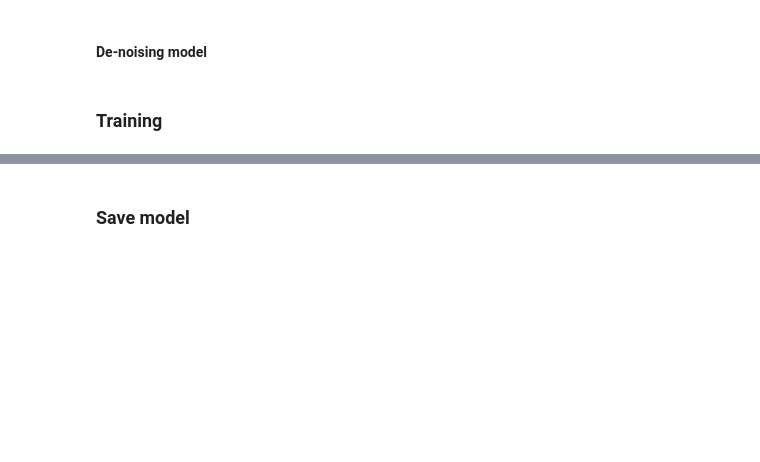
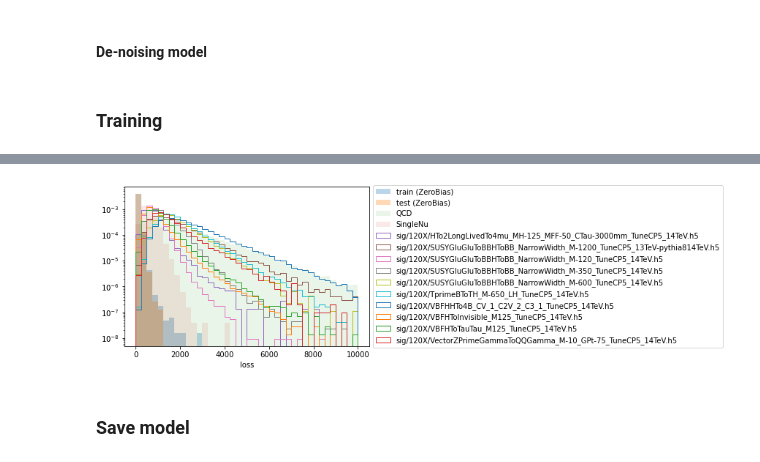
Before and after one commit to hftsoi/ML_CMSL1CaloTrigger, a Jupyter notebook: ConvAE_training.ipynb, the cells around one changed output, grey strips where cells are left out. Cells and saved outputs as stored; diff of their text form; code cells hidden in the pictures; blank space fills up the shorter version.

```diff
--- a/ConvAE_training.ipynb
+++ b/ConvAE_training.ipynb
@@ -445,13 +573,13 @@ Xclean_train, Xclean_val = train_test_split(Xclean_train_val, test_size = val_ra
 for i in range(40,50):
     fig, ax = plt.subplots(figsize = (10,10))
     ax = plt.subplot(2, 2, 1)
-    ax = sns.heatmap(Xnoise_train[i,:,:,0].reshape(18, 14), vmin = 0, vmax = Xnoise_train[i,:,:,0].max(), cmap = "Reds", cbar_kws = {'label': 'ET (GeV)'})
+    ax = sns.heatmap(Xnoise_train[i,:,:,0].reshape(18, 14), vmin = 0, vmax = Xnoise_train[i,:,:,0].max(), cmap = "Reds", cbar_kws = {'label': 'Normalized ET'})
     ax.get_xaxis().set_visible(False)
     ax.get_yaxis().set_visible(False)
     ax.set_title('X_noise')
 
     ax = plt.subplot(2, 2, 2)
-    ax = sns.heatmap(Xclean_train[i,:,:,0].reshape(18, 14), vmin = 0, vmax = Xnoise_train[i,:,:,0].max(), cmap = "Reds", cbar_kws = {'label': 'ET (GeV)'})
+    ax = sns.heatmap(Xclean_train[i,:,:,0].reshape(18, 14), vmin = 0, vmax = Xnoise_train[i,:,:,0].max(), cmap = "Reds", cbar_kws = {'label': 'Normalized ET'})
     ax.get_xaxis().set_visible(False)
     ax.get_yaxis().set_visible(False)
     ax.set_title('X_clean')
@@ -495,0 +725,7 @@ for i in range(len(MC_zb)):
+# %%
+#Feed all datasets into the trained model to compute outputs
+X_train_predict_student = model_student.predict(X_train)
+X_test_predict_student = model_student.predict(X_test)
+MC_zb_predict_student = []
+for i in range(len(MC_zb)):
+    MC_zb_predict_student.append(model_student.predict(MC_zb[i]))
@@ -496,3 +735,20 @@ for i in range(len(MC_zb)):
+# %%
+#Plot loss distributions
+nbins = 40
+rmin = 0
+rmax = 10000
+plt.hist(X_train_predict_student, density = 1, bins = nbins, alpha = 0.3, label = 'train (ZeroBias)', range = (rmin, rmax), log = True)
+plt.hist(X_test_predict_student, density = 1, bins = nbins, alpha = 0.3, label = 'test (ZeroBias)', range = (rmin, rmax))
+plt.hist(MC_zb_predict_student[0], density = 1, bins = nbins, label = 'QCD', alpha = 0.1, histtype = 'stepfilled', range = (rmin, rmax))
+plt.hist(MC_zb_predict_student[1], density = 1, bins = nbins, label = 'SingleNu', alpha = 0.1, histtype = 'stepfilled', range = (rmin, rmax))
+for i in range(40,50):
+    plt.hist(MC_zb_predict_student[i], density = 1, bins = nbins, label = MC_files[i], histtype = 'step', range = (rmin, rmax))
+plt.legend(loc='center left', bbox_to_anchor=(1, 0.5))
+plt.xlabel("loss")
+#plt.xticks(np.arange(rmin, rmax, step = 0.0002))
+plt.show()
+# %% [output]
+[figure, added]
 # %% [markdown]
 ### Save model
 # %%
```
Also changed, not shown: parts of 35 cells of this notebook, 8 other files.
